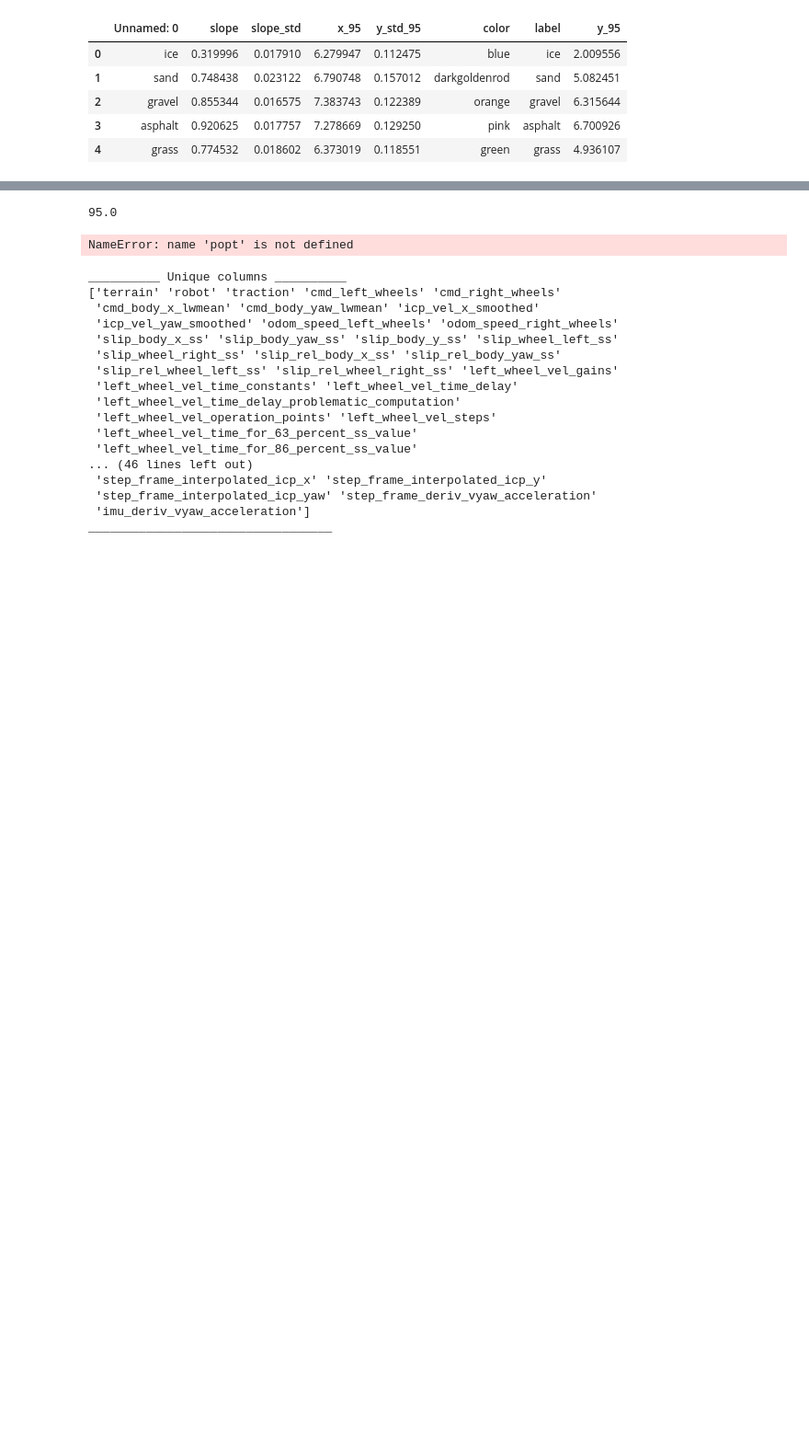
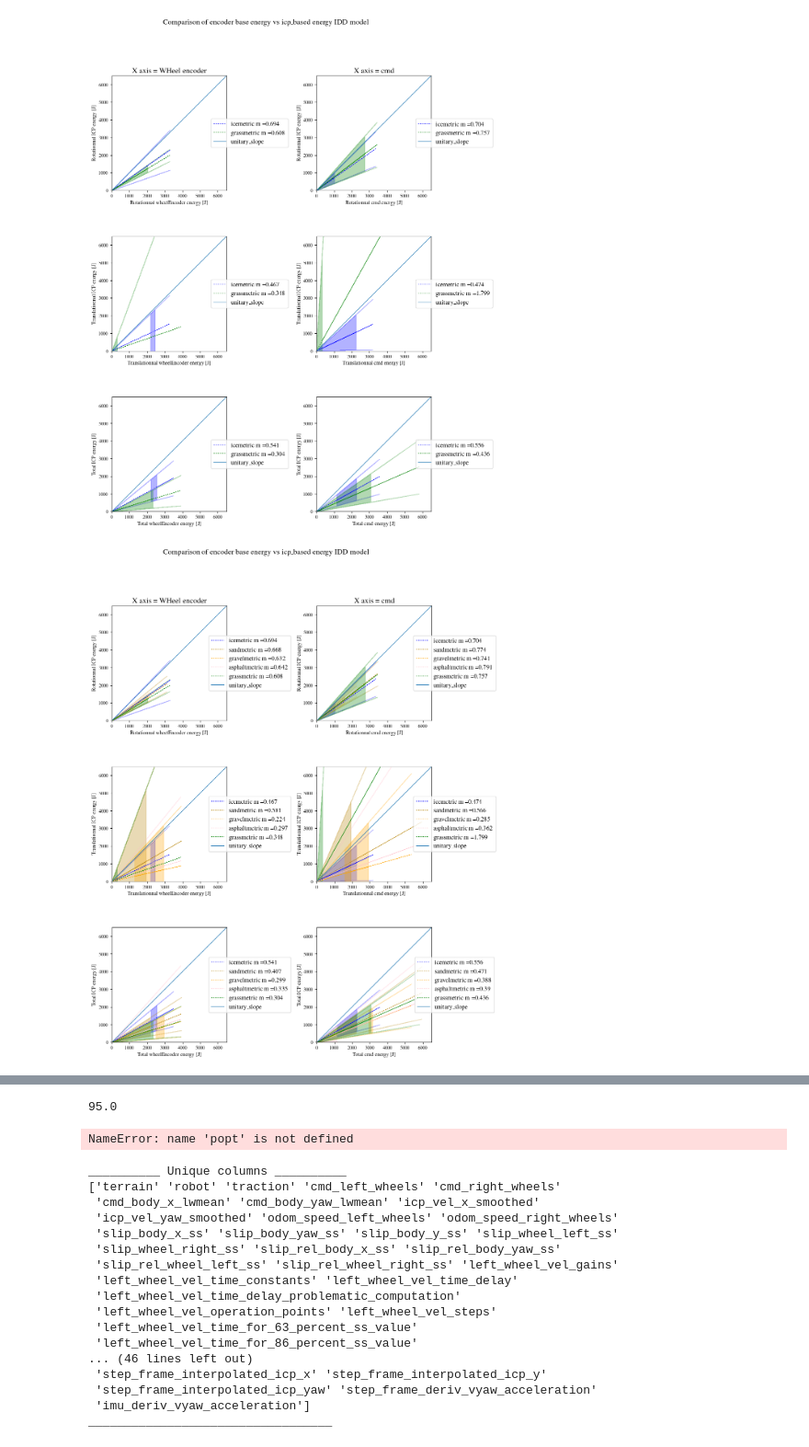
Before and after one commit to norlab-ulaval/doughnut_calib, a Jupyter notebook: drive/model_training/data_utils/dev_graph.ipynb, the cells around one changed output, grey strips where cells are left out. Shown at 92% size. Cells and saved outputs as stored; diff of their text form; code cells hidden in the pictures; blank space fills up the shorter version.

```diff
--- a/drive/model_training/data_utils/dev_graph.ipynb
+++ b/drive/model_training/data_utils/dev_graph.ipynb
@@ -337,12 +442,20 @@ m std for grass = [0.01860209]
-# %%
-
-df_to_plot_metric = pd.read_csv("/home/nicolassamson/ros2_ws/src/DRIVE/drive_datasets/results_multiple_terrain_dataframe/filtered_warthog_resultsanalysisfiltered_warthog_energy_analysis_metric.csv")
-
-df_to_plot_metric.head()
-# %% [output]
-|  | Unnamed: 0 | slope | slope_std | x_95 | y_std_95 | color | label | y_95 |
-| 0 | ice | 0.319996 | 0.017910 | 6.279947 | 0.112475 | blue | ice | 2.009556 |
-| 1 | sand | 0.748438 | 0.023122 | 6.790748 | 0.157012 | darkgoldenrod | sand | 5.082451 |
-| 2 | gravel | 0.855344 | 0.016575 | 7.383743 | 0.122389 | orange | gravel | 6.315644 |
-| 3 | asphalt | 0.920625 | 0.017757 | 7.278669 | 0.129250 | pink | asphalt | 6.700926 |
-| 4 | grass | 0.774532 | 0.018602 | 6.373019 | 0.118551 | green | grass | 4.936107 |
+# %%
+#print(KineticEnergyWheelOnly)
+metric_line = True
+only_last_window = True
+terrain1 = "asphalt"
+
+terrain2 = "ice"
+zoom_0=False
+
+
+graph_correlation_encoder_icp(KineticEnergyWheelOnly_subset, KineticEnergyICPOnly_subset,KineticEnergyMetricOnly_subset,percentage=False,
+                            only_last_window=only_last_window,metric_line=metric_line,zoom_0=zoom_0,joules_treshold=joules_treshold)
+
+
+graph_correlation_encoder_icp(KineticEnergyWheelOnly, KineticEnergyICPOnly,KineticEnergyMetricOnly,percentage=False,zoom_0=zoom_0,
+                            only_last_window=only_last_window,joules_treshold=joules_treshold,
+                            metric_line=metric_line,path_to_save="/home/nicolassamson/ros2_ws/src/DRIVE/drive_datasets/results_multiple_terrain_dataframe/filtered_warthog_resultsanalysis")
+# %% [output]
+[figure, added]
+[figure, added]
```
Also changed, not shown: parts of 8 cells of this notebook, 15 other files.
